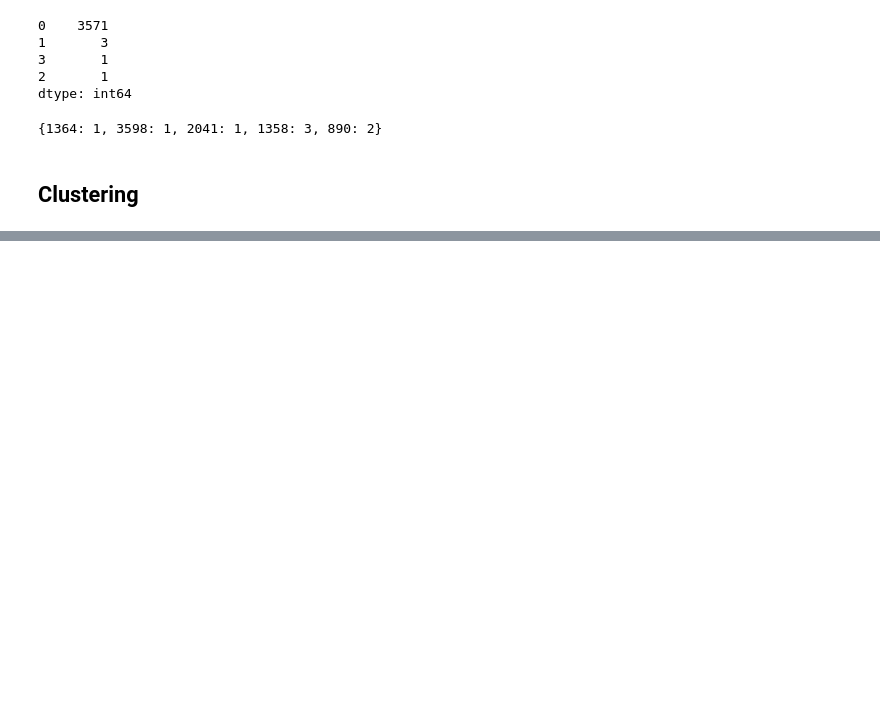
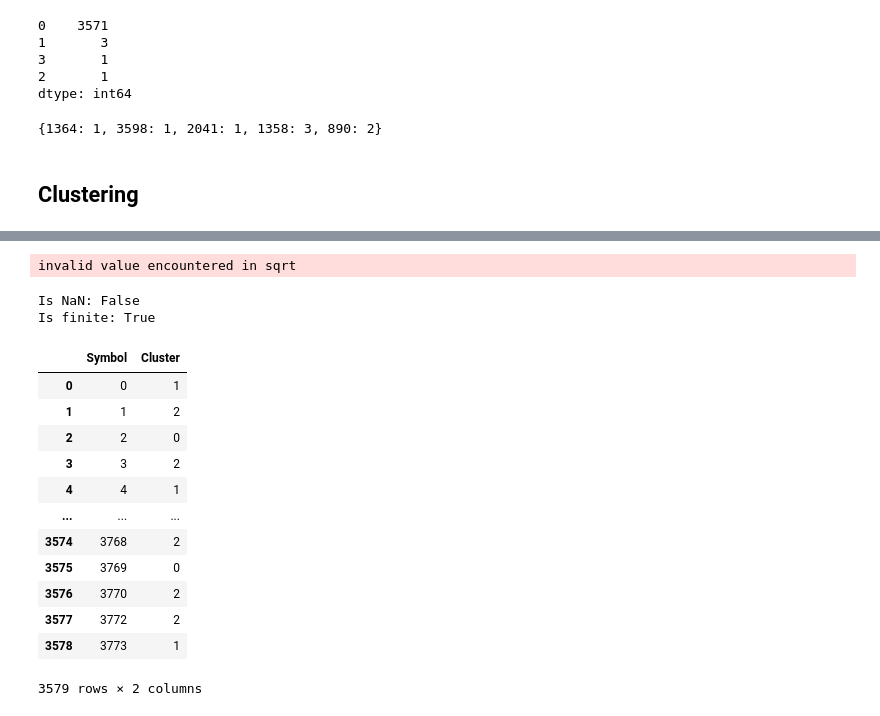
Before and after one commit to datacubeR/ubiquant, a Jupyter notebook: notebooks/EDA_Target.ipynb, the cells around one changed output, grey strips where cells are left out. Drawn from its saved outputs; the diff is of its cells as text; code cells hidden in the pictures; blank space fills up the shorter version.

```diff
--- a/notebooks/EDA_Target.ipynb
+++ b/notebooks/EDA_Target.ipynb
@@ -170,0 +187,33 @@ ValueError: Input contains NaN, infinity or a value too large for dtype('float32
+# %%
+### 1. calcualte the distane between stocks (This is common in finance. np.sqrt(2 * (1 - /rho)))
+### 2. agglomerative clustering by distance matrix (use default euclidean distance and ward linkage)
+from sklearn.cluster import AgglomerativeClustering
+
+dist = np.sqrt(2 * (1 - returns_corr))
+dist.replace([np.nan, np.inf, -np.inf], 0, inplace = True)
+print("Is NaN:", np.any(np.isnan(dist.to_numpy())))
+print("Is finite:", np.all(np.isfinite(dist.to_numpy())))
+
+clustering = AgglomerativeClustering(n_clusters=3).fit(dist)
+stocksyms = dist.index.values
+
+stock_clusters = pd.DataFrame({'Symbol':stocksyms, 'Cluster':clustering.labels_})
+
+stock_clusters
+# %% [output]
+invalid value encountered in sqrt
+Is NaN: False
+Is finite: True
+|  | Symbol | Cluster |
+| 0 | 0 | 1 |
+| 1 | 1 | 2 |
+| 2 | 2 | 0 |
+| 3 | 3 | 2 |
+| 4 | 4 | 1 |
+| ... | ... | ... |
+| 3574 | 3768 | 2 |
+| 3575 | 3769 | 0 |
+| 3576 | 3770 | 2 |
+| 3577 | 3772 | 2 |
+| 3578 | 3773 | 1 |
+3579 rows × 2 columns
```
Also changed, not shown: parts of 12 cells of this notebook.
